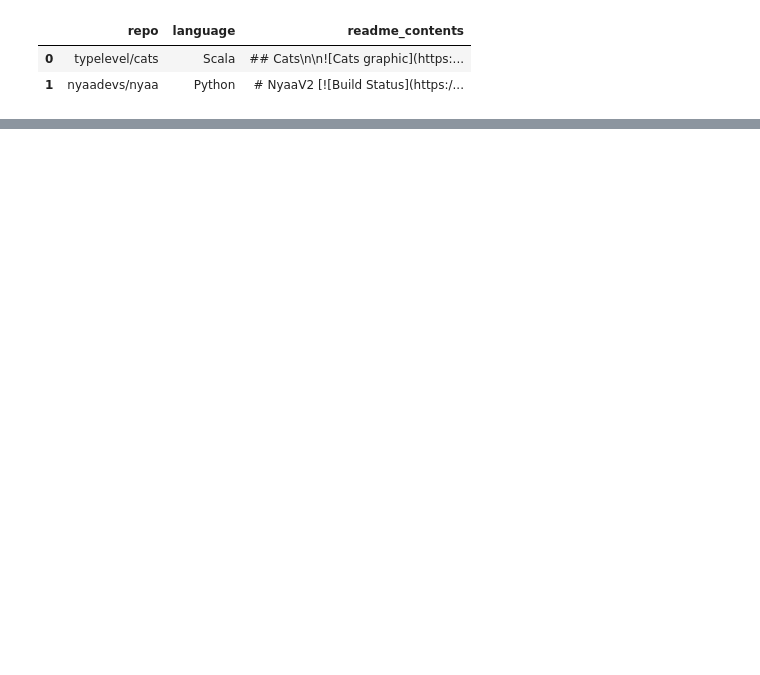
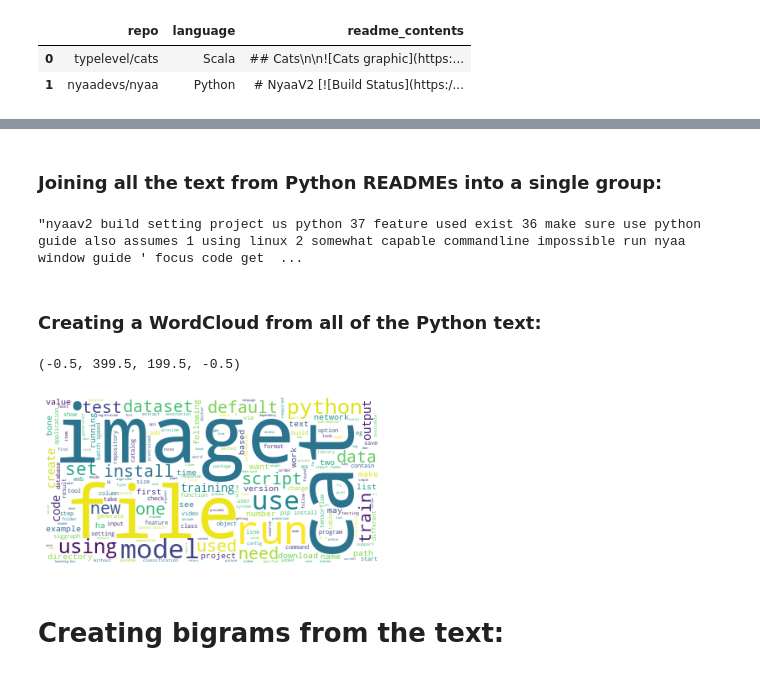
Before and after one commit to laskowski-maggard-miller/nlp_project, a Jupyter notebook: greg_scratchpad.ipynb, the cells around one changed output, grey strips where cells are left out. Drawn from its saved outputs; the diff is of its cells as text; code cells hidden in the pictures; blank space fills up the shorter version.

```diff
--- a/greg_scratchpad.ipynb
+++ b/greg_scratchpad.ipynb
@@ -85,0 +103,2 @@ df_working
+# %%
+python_df = df_working[df_working.language == 'Python']
@@ -85,0 +111,23 @@ df_working
+# %% [markdown]
+### Joining all the text from Python READMEs into a single group:
+# %%
+python_text = ''
+for i in range(python_df.shape[0]):
+    python_text = python_text + python_df.cleaned.iloc[i]
+
+python_text[0:200]
+# %% [output]
+"nyaav2 build setting project us python 37 feature used exist 36 make sure use python guide also assumes 1 using linux 2 somewhat capable commandline impossible run nyaa window guide ' focus code get  ...
+# %% [markdown]
+### Creating a WordCloud from all of the Python text:
+# %%
+img = WordCloud(background_color='white').generate(python_text)
+# WordCloud() produces an image object, which can be displayed with plt.imshow
+plt.imshow(img)
+# axis aren't very useful for a word cloud
+plt.axis('off')
+# %% [output]
+(-0.5, 399.5, 199.5, -0.5)
+[figure, added]
+# %% [markdown]
+# Creating bigrams from the text:
```
Also changed, not shown: parts of 19 cells of this notebook, 1 other file.
